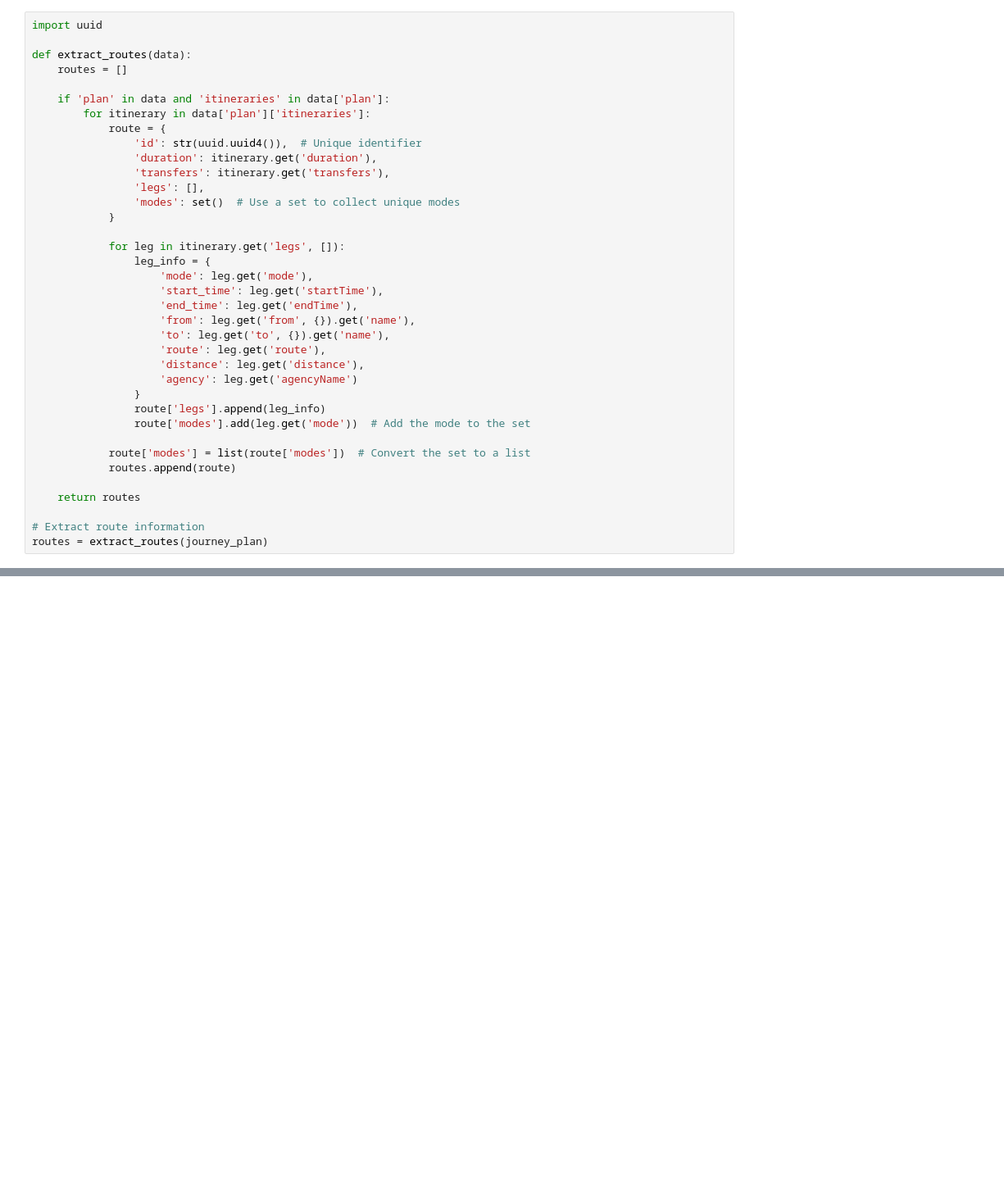
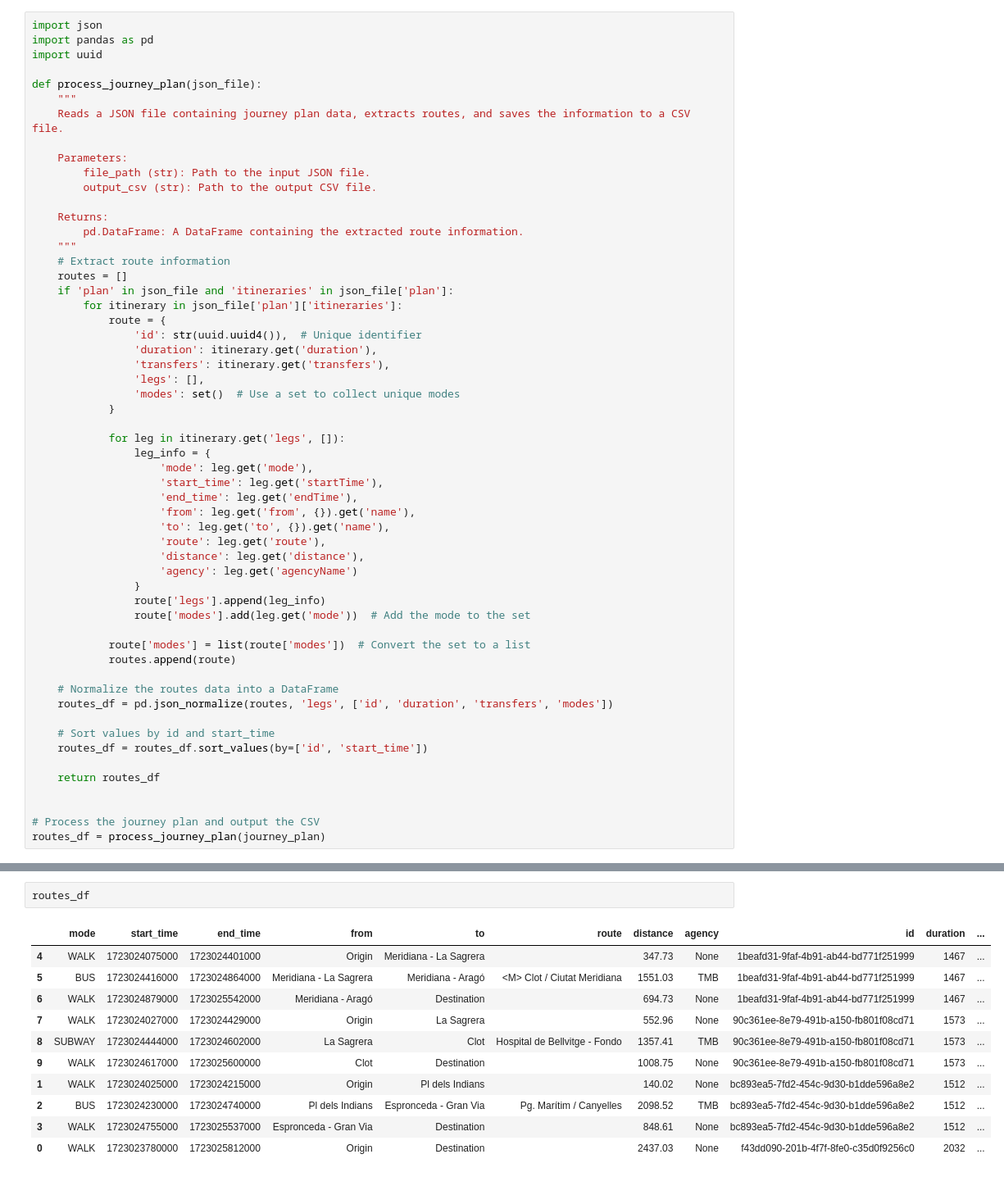
Before and after one commit to JoanClaverol/sam_tmb, a Jupyter notebook: notebooks/api_tmb.ipynb, the cells around one changed output, grey strips where cells are left out. Shown at 82% size. Cells and saved outputs as stored; diff of their text form; blank space fills up the shorter version.

```diff
--- a/notebooks/api_tmb.ipynb
+++ b/notebooks/api_tmb.ipynb
@@ -12,11 +30,23 @@ journey_plan
 # %%
+import json
+import pandas as pd
 import uuid
 
-def extract_routes(data):
+def process_journey_plan(json_file):
+    """
+    Reads a JSON file containing journey plan data, extracts routes, and saves the information to a CSV file.
+
+    Parameters:
+        file_path (str): Path to the input JSON file.
+        output_csv (str): Path to the output CSV file.
+
+    Returns:
+        pd.DataFrame: A DataFrame containing the extracted route information.
+    """
+    # Extract route information
     routes = []
-
-    if 'plan' in data and 'itineraries' in data['plan']:
-        for itinerary in data['plan']['itineraries']:
+    if 'plan' in json_file and 'itineraries' in json_file['plan']:
+        for itinerary in json_file['plan']['itineraries']:
             route = {
                 'id': str(uuid.uuid4()),  # Unique identifier
                 'duration': itinerary.get('duration'),
@@ -42,7 +72,14 @@ def extract_routes(data):
             route['modes'] = list(route['modes'])  # Convert the set to a list
             routes.append(route)
 
-    return routes
+    # Normalize the routes data into a DataFrame
+    routes_df = pd.json_normalize(routes, 'legs', ['id', 'duration', 'transfers', 'modes'])
 
-# Extract route information
-routes = extract_routes(journey_plan)
+    # Sort values by id and start_time
+    routes_df = routes_df.sort_values(by=['id', 'start_time'])
+
+    return routes_df
+
+
+# Process the journey plan and output the CSV
+routes_df = process_journey_plan(journey_plan)
@@ -66,0 +86,14 @@ routes_df.sort_values(['id', 'start_time'])
+# %%
+routes_df
+# %% [output]
+|  | mode | start_time | end_time | from | to | route | distance | agency | id | duration | ... |
+| 4 | WALK | 1723024075000 | 1723024401000 | Origin | Meridiana - La Sagrera |  | 347.73 | None | 1beafd31-9faf-4b91-ab44-bd771f251999 | 1467 | ... |
+| 5 | BUS | 1723024416000 | 1723024864000 | Meridiana - La Sagrera | Meridiana - Aragó | <M> Clot / Ciutat Meridiana | 1551.03 | TMB | 1beafd31-9faf-4b91-ab44-bd771f251999 | 1467 | ... |
+| 6 | WALK | 1723024879000 | 1723025542000 | Meridiana - Aragó | Destination |  | 694.73 | None | 1beafd31-9faf-4b91-ab44-bd771f251999 | 1467 | ... |
+| 7 | WALK | 1723024027000 | 1723024429000 | Origin | La Sagrera |  | 552.96 | None | 90c361ee-8e79-491b-a150-fb801f08cd71 | 1573 | ... |
+| 8 | SUBWAY | 1723024444000 | 1723024602000 | La Sagrera | Clot | Hospital de Bellvitge - Fondo | 1357.41 | TMB | 90c361ee-8e79-491b-a150-fb801f08cd71 | 1573 | ... |
+| 9 | WALK | 1723024617000 | 1723025600000 | Clot | Destination |  | 1008.75 | None | 90c361ee-8e79-491b-a150-fb801f08cd71 | 1573 | ... |
+| 1 | WALK | 1723024025000 | 1723024215000 | Origin | Pl dels Indians |  | 140.02 | None | bc893ea5-7fd2-454c-9d30-b1dde596a8e2 | 1512 | ... |
+| 2 | BUS | 1723024230000 | 1723024740000 | Pl dels Indians | Espronceda - Gran Via | Pg. Marítim / Canyelles | 2098.52 | TMB | bc893ea5-7fd2-454c-9d30-b1dde596a8e2 | 1512 | ... |
+| 3 | WALK | 1723024755000 | 1723025537000 | Espronceda - Gran Via | Destination |  | 848.61 | None | bc893ea5-7fd2-454c-9d30-b1dde596a8e2 | 1512 | ... |
+| 0 | WALK | 1723023780000 | 1723025812000 | Origin | Destination |  | 2437.03 | None | f43dd090-201b-4f7f-8fe0-c35d0f9256c0 | 2032 | ... |
```
Also changed, not shown: parts of 2 cells of this notebook, 2 other files.
